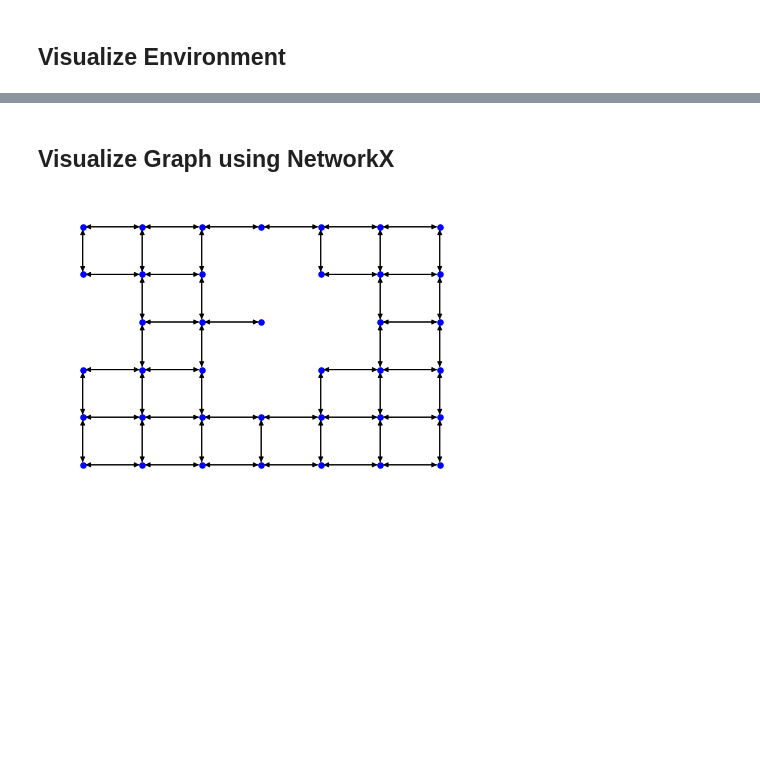
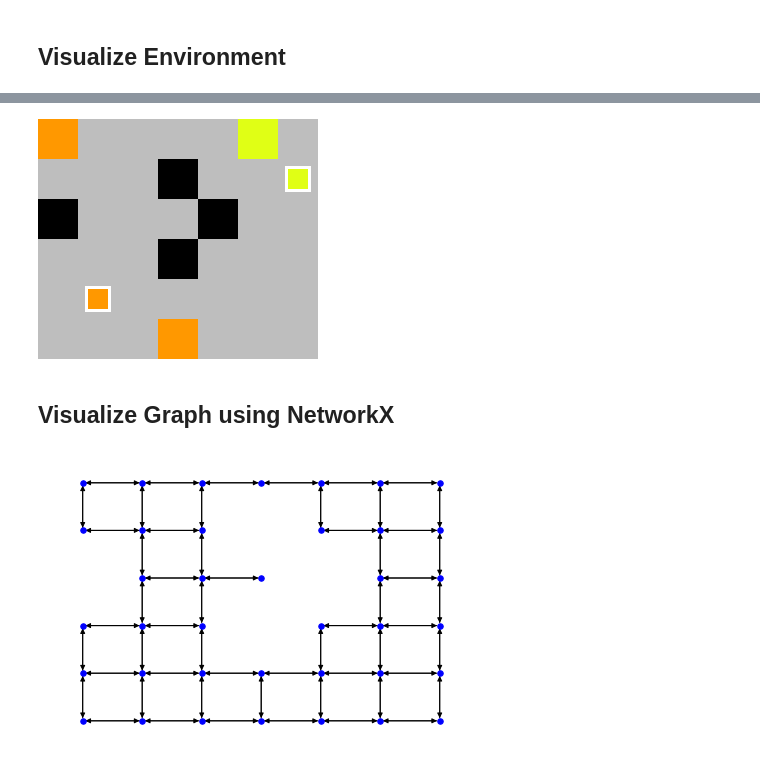
Before and after one commit to pehuenmoure/warehouse_rrl, a Jupyter notebook: VisualizerNotebook.ipynb, the cells around one changed output, grey strips where cells are left out. Saved outputs shown, nothing was run; the diff lists cells and outputs as text; code cells hidden in the pictures; blank space fills up the shorter version.

```diff
--- a/VisualizerNotebook.ipynb
+++ b/VisualizerNotebook.ipynb
@@ -29,3 +30,7 @@ env.render(zoom_size=40)
+# %%
+env.render(zoom_size=40, agent_id = None, local=False)
+# %% [output]
+[figure, added]
 # %% [markdown]
 ## Visualize Graph using NetworkX
 # %%
```
Also changed, not shown: parts of 24 cells of this notebook, 5 other files.
